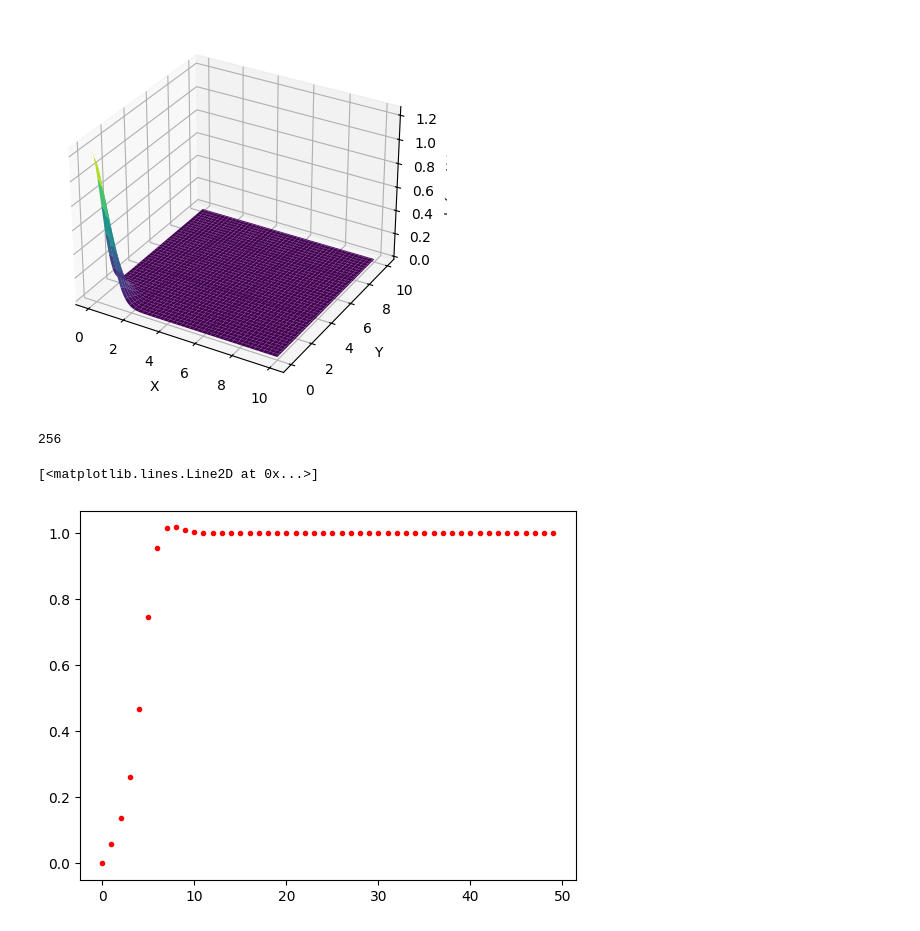
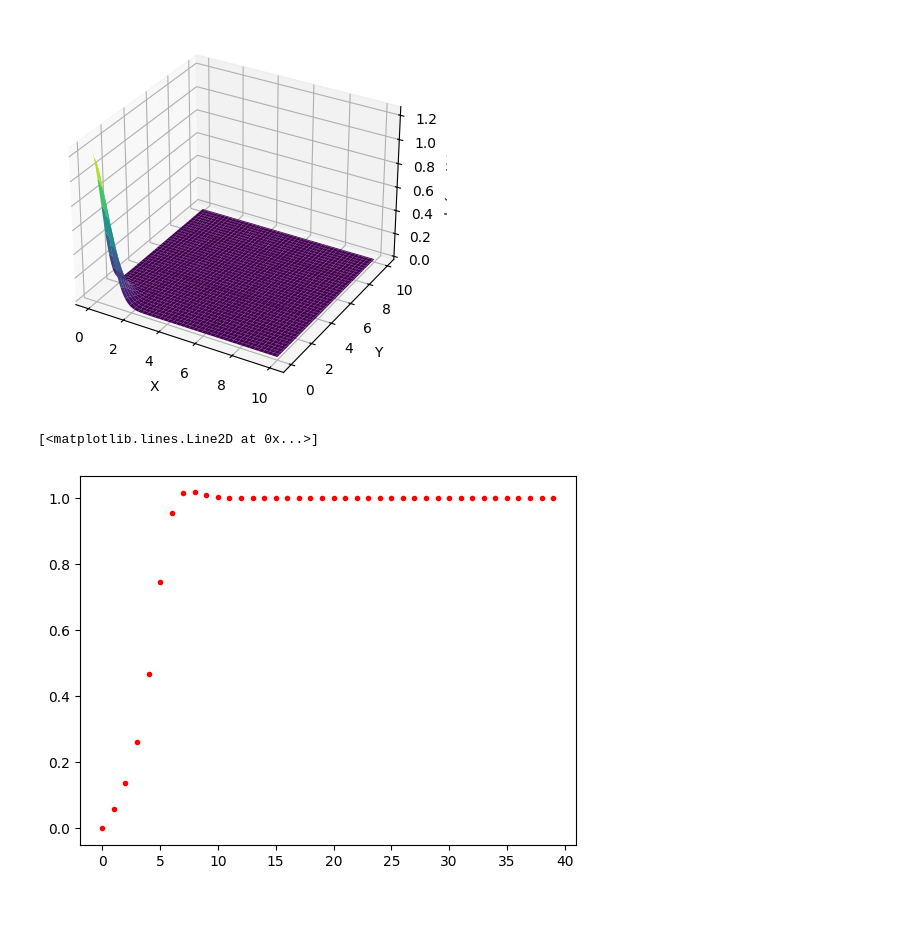
Before and after one commit to Danielslimaa/HNC-cartesian, a Jupyter notebook: main.ipynb, the cells around one changed output. Cells and saved outputs as stored; diff of their text form; code cells hidden in the pictures.

```diff
--- a/main.ipynb
+++ b/main.ipynb
@@ -447,19 +447,12 @@ plt.show()
 import numpy as np
 import matplotlib.pyplot as plt
 # %%
-g = np.loadtxt("old_g.dat")
-S = np.loadtxt("old_S.dat")
-plt.plot(S[0:50], color='r', linestyle='None', marker='.')
+g = np.loadtxt("gf.dat")
+S = np.loadtxt("Sf.dat")
+plt.plot(S[:40], color='r', linestyle='None', marker='.')
 # %% [output]
-256
+[<matplotlib.lines.Line2D at 0x...>]
+[figure, added]
-# %%
-g = np.loadtxt("old_g.dat")
-S = np.loadtxt("old_S.dat")
-V = np.loadtxt("V.dat")
-plt.plot(S[:50], color='r', linestyle='None', marker='.')
-# %% [output]
-[<matplotlib.lines.Line2D at 0x...>]
-[figure, removed]
 # %%
 len(S)
 # %% [output]
```
Also changed, not shown: parts of 9 cells of this notebook, 2 other files.
